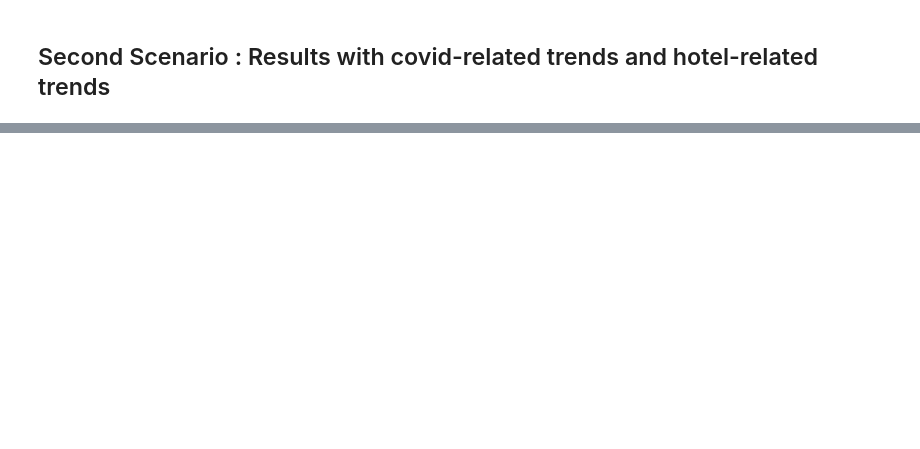
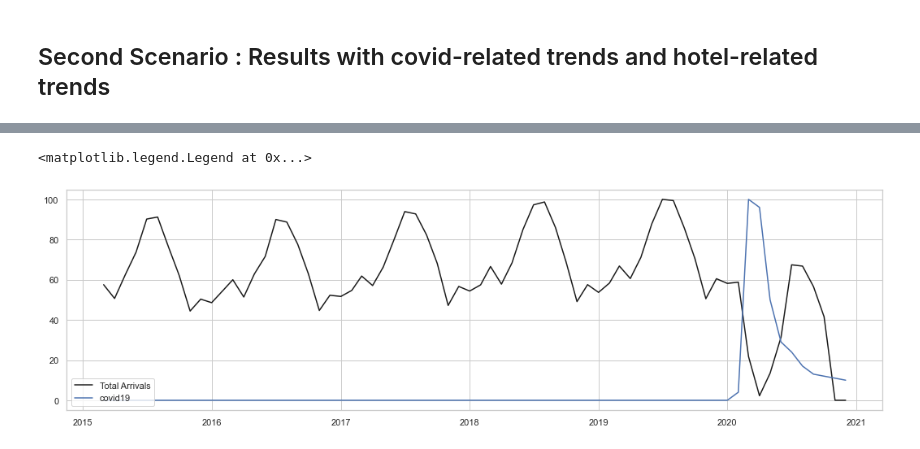
Before and after one commit to naayem/SwissHotelArrivalsPredictor, a Jupyter notebook: Project.ipynb, the cells around one changed output, grey strips where cells are left out. Cells and saved outputs as stored; diff of their text form; code cells hidden in the pictures; blank space fills up the shorter version.

```diff
--- a/Project.ipynb
+++ b/Project.ipynb
@@ -973,7 +1013,7 @@ plt.legend()
 ## Second Scenario : Results with covid-related trends and hotel-related trends
 # %%
 trends = covid_trends
-lags = ['t-1','t-2','t-6']
+lags = ['t-1', 't-9']
 
 #Makes a model with all the features
 Arrival_prediction_covid_Trends, MAE_covid_Trends, Table_covid_Trends = Auto_Regressive_Model(True_Arrivals, end_date_testing, Arrivals_lags_features,\
@@ -989,11 +1045,14 @@ best_features_covid
 # %%
-#covid plot
+Antoine Salaün#covid plot
 fig,axes = plt.subplots(figsize=(18,5))
 axes.plot((Arrivals[start_date_testing:] ['Total Arrivals']*100)/max(Arrivals[start_date_testing:]['Total Arrivals']), label = 'Total Arrivals',color = 'k')
 for i in range(len(best_features_covid)):
     axes.plot((Arrivals_lags_features[start_date_testing:][best_features_covid[i]]*100)/max(Arrivals_lags_features[best_features_covid[i]]), label = best_features_covid[i])
 
 plt.legend(loc = 'lower left')
+# %% [output]
+<matplotlib.legend.Legend at 0x...>
+[figure, added]
 # %%
 #we use the 8 best hotel trends and 3 best covid trends
 trends = np.append(best_features_hotel,best_features_covid)
```
Also changed, not shown: parts of 21 cells of this notebook.
